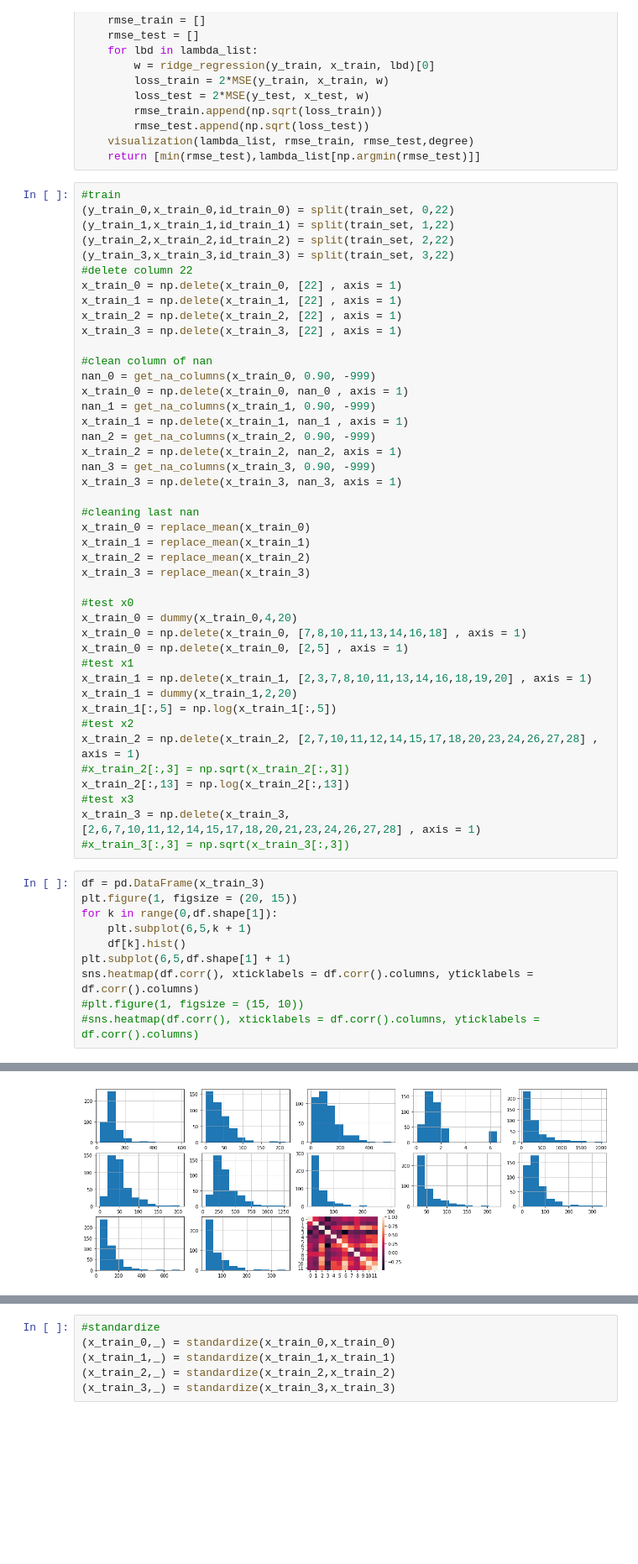
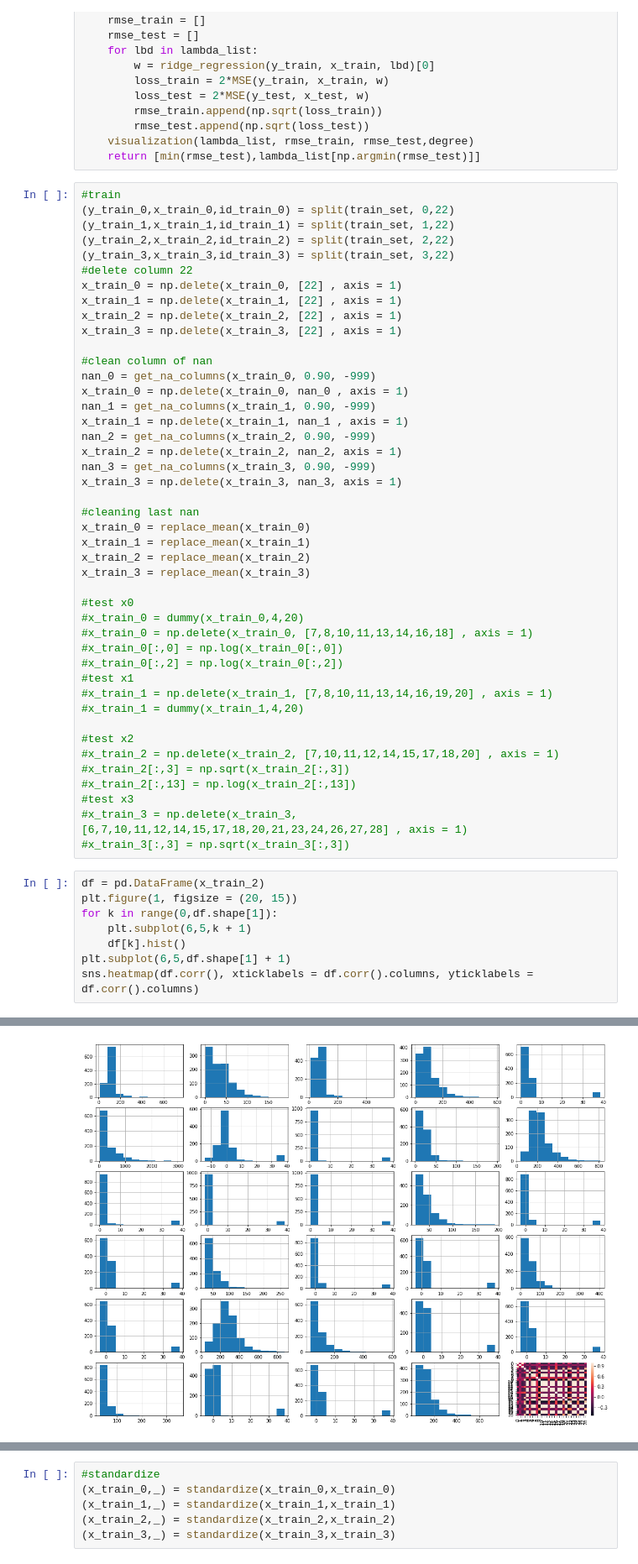
Before and after one commit to AntB95/ML, a Jupyter notebook: Project 1/Project_1_clean.ipynb, the cells around one changed output, grey strips where cells are left out. Shown: that part at 84% size. Saved outputs shown, nothing was run; the diff lists cells and outputs as text; blank space fills up the shorter version.

```diff
--- a/Project 1/Project_1_clean.ipynb
+++ b/Project 1/Project_1_clean.ipynb
@@ -169,30 +169,29 @@ x_train_2 = replace_mean(x_train_2)
 x_train_3 = replace_mean(x_train_3)
 
 #test x0
-x_train_0 = dummy(x_train_0,4,20)
-x_train_0 = np.delete(x_train_0, [7,8,10,11,13,14,16,18] , axis = 1)
-x_train_0 = np.delete(x_train_0, [2,5] , axis = 1)
+#x_train_0 = dummy(x_train_0,4,20)
+#x_train_0 = np.delete(x_train_0, [7,8,10,11,13,14,16,18] , axis = 1)
+#x_train_0[:,0] = np.log(x_train_0[:,0])
+#x_train_0[:,2] = np.log(x_train_0[:,2])
 #test x1
-x_train_1 = np.delete(x_train_1, [2,3,7,8,10,11,13,14,16,18,19,20] , axis = 1)
-x_train_1 = dummy(x_train_1,2,20)
-x_train_1[:,5] = np.log(x_train_1[:,5])
+#x_train_1 = np.delete(x_train_1, [7,8,10,11,13,14,16,19,20] , axis = 1)
+#x_train_1 = dummy(x_train_1,4,20)
+
 #test x2
-x_train_2 = np.delete(x_train_2, [2,7,10,11,12,14,15,17,18,20,23,24,26,27,28] , axis = 1)
+#x_train_2 = np.delete(x_train_2, [7,10,11,12,14,15,17,18,20] , axis = 1)
 #x_train_2[:,3] = np.sqrt(x_train_2[:,3])
-x_train_2[:,13] = np.log(x_train_2[:,13])
+#x_train_2[:,13] = np.log(x_train_2[:,13])
 #test x3
-x_train_3 = np.delete(x_train_3, [2,6,7,10,11,12,14,15,17,18,20,21,23,24,26,27,28] , axis = 1)
+#x_train_3 = np.delete(x_train_3, [6,7,10,11,12,14,15,17,18,20,21,23,24,26,27,28] , axis = 1)
 #x_train_3[:,3] = np.sqrt(x_train_3[:,3])
 # %%
-df = pd.DataFrame(x_train_3)
+df = pd.DataFrame(x_train_2)
 plt.figure(1, figsize = (20, 15))
 for k in range(0,df.shape[1]):
     plt.subplot(6,5,k + 1)
     df[k].hist()
 plt.subplot(6,5,df.shape[1] + 1)
 sns.heatmap(df.corr(), xticklabels = df.corr().columns, yticklabels = df.corr().columns)
-#plt.figure(1, figsize = (15, 10))
-#sns.heatmap(df.corr(), xticklabels = df.corr().columns, yticklabels = df.corr().columns)
 # %% [output]
 <matplotlib.axes._subplots.AxesSubplot at 0x...>
-[figure, old version]
+[figure, new version]
```
Also changed, not shown: parts of 5 cells of this notebook, 2 other files.
